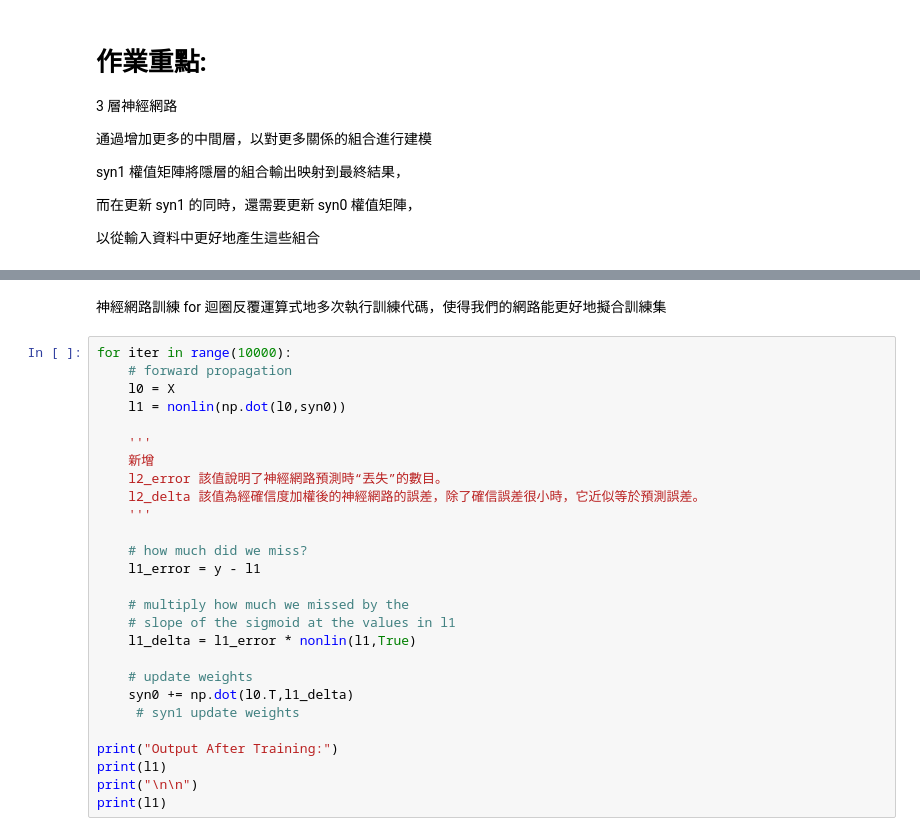
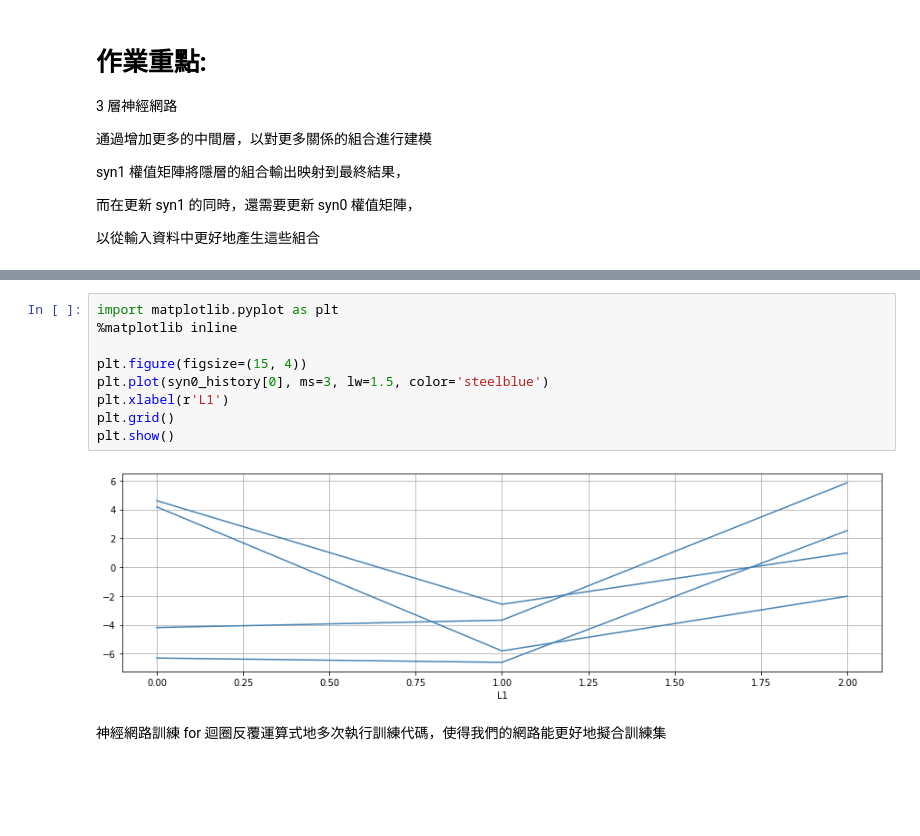
Before and after one commit to penguinwang96825/ML100Days, a Jupyter notebook: homework/Day075/Day75-Back_Propagation_HW.ipynb, the cells around one changed output, grey strips where cells are left out. Drawn from its saved outputs; the diff is of its cells as text; blank space fills up the shorter version.

```diff
--- a/homework/Day075/Day75-Back_Propagation_HW.ipynb
+++ b/homework/Day075/Day75-Back_Propagation_HW.ipynb
@@ -48,30 +115,14 @@ iter = 0
+# %%
+import matplotlib.pyplot as plt
+%matplotlib inline
+
+plt.figure(figsize=(15, 4))
+plt.plot(syn0_history[0], ms=3, lw=1.5, color='steelblue')
+plt.xlabel(r'L1')
+plt.grid()
+plt.show()
+# %% [output]
+[figure, added]
 # %% [markdown]
 神經網路訓練
 for 迴圈反覆運算式地多次執行訓練代碼，使得我們的網路能更好地擬合訓練集
-# %%
-for iter in range(10000):
-    # forward propagation
-    l0 = X
-    l1 = nonlin(np.dot(l0,syn0))
-
-    '''
-    新增
-    l2_error 該值說明了神經網路預測時“丟失”的數目。
-    l2_delta 該值為經確信度加權後的神經網路的誤差，除了確信誤差很小時，它近似等於預測誤差。
-    '''
-
-    # how much did we miss?
-    l1_error = y - l1
-
-    # multiply how much we missed by the
-    # slope of the sigmoid at the values in l1
-    l1_delta = l1_error * nonlin(l1,True)
-
-    # update weights
-    syn0 += np.dot(l0.T,l1_delta)
-     # syn1 update weights
-
-print("Output After Training:")
-print(l1)
-print("\n\n")
-print(l1)
```
Also changed, not shown: parts of 6 cells of this notebook.
